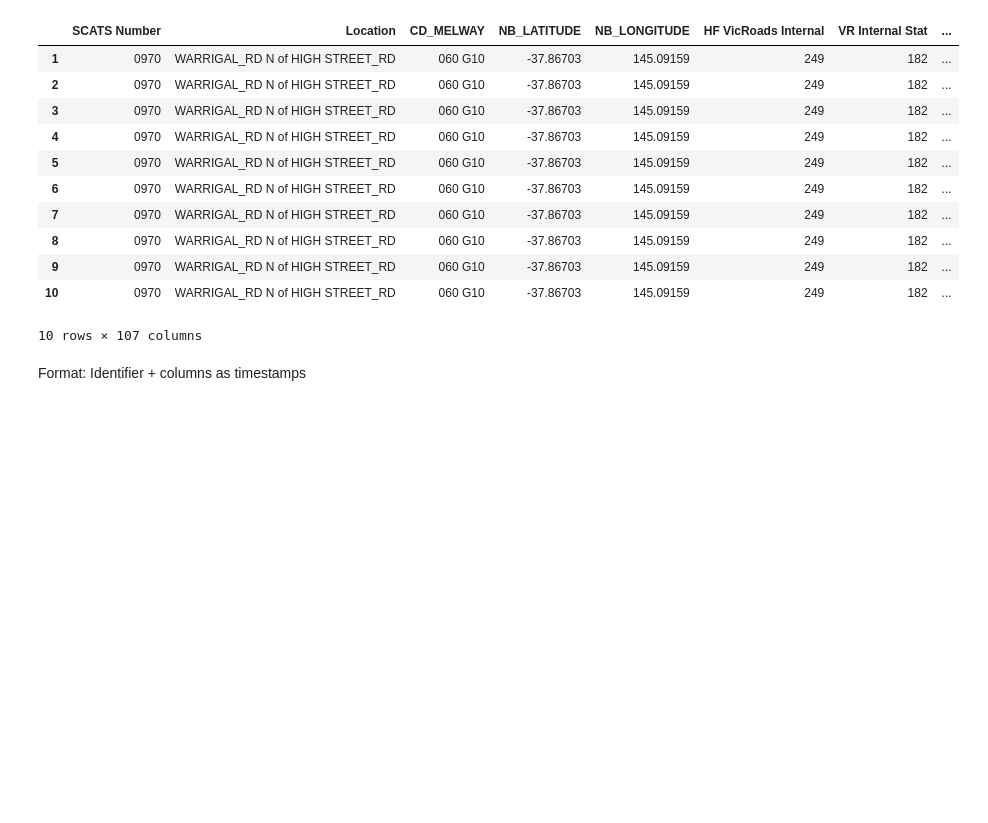
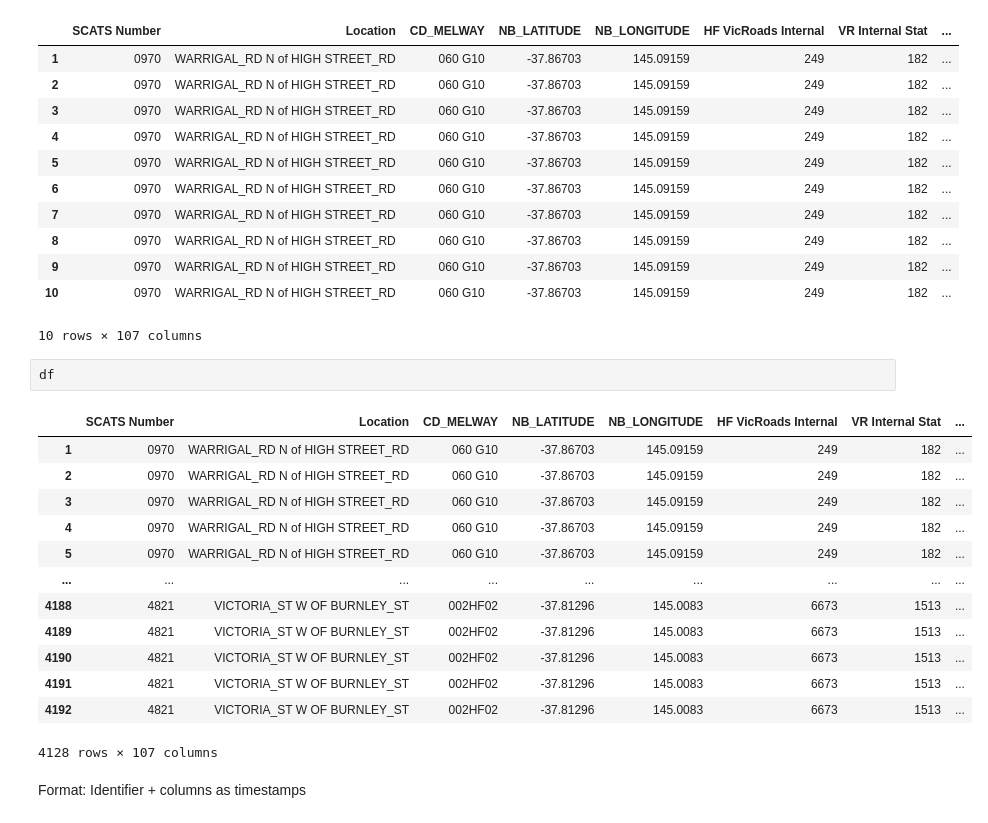
Before and after one commit to ducbadatcs/TrafficFlowPrediction, a Jupyter notebook: analyze_lstm.ipynb, the cells around one changed output. Saved outputs shown, nothing was run; the diff lists cells and outputs as text; blank space fills up the shorter version.

```diff
--- a/analyze_lstm.ipynb
+++ b/analyze_lstm.ipynb
@@ -68,6 +68,22 @@ df.head(10)
 | 9 | 0970 | WARRIGAL_RD N of HIGH STREET_RD | 060 G10 | -37.86703 | 145.09159 | 249 | 182 | ... |
 | 10 | 0970 | WARRIGAL_RD N of HIGH STREET_RD | 060 G10 | -37.86703 | 145.09159 | 249 | 182 | ... |
 10 rows × 107 columns
+# %%
+df
+# %% [output]
+|  | SCATS Number | Location | CD_MELWAY | NB_LATITUDE | NB_LONGITUDE | HF VicRoads Internal | VR Internal Stat | ... |
+| 1 | 0970 | WARRIGAL_RD N of HIGH STREET_RD | 060 G10 | -37.86703 | 145.09159 | 249 | 182 | ... |
+| 2 | 0970 | WARRIGAL_RD N of HIGH STREET_RD | 060 G10 | -37.86703 | 145.09159 | 249 | 182 | ... |
+| 3 | 0970 | WARRIGAL_RD N of HIGH STREET_RD | 060 G10 | -37.86703 | 145.09159 | 249 | 182 | ... |
+| 4 | 0970 | WARRIGAL_RD N of HIGH STREET_RD | 060 G10 | -37.86703 | 145.09159 | 249 | 182 | ... |
+| 5 | 0970 | WARRIGAL_RD N of HIGH STREET_RD | 060 G10 | -37.86703 | 145.09159 | 249 | 182 | ... |
+| ... | ... | ... | ... | ... | ... | ... | ... | ... |
+| 4188 | 4821 | VICTORIA_ST W OF BURNLEY_ST | 002HF02 | -37.81296 | 145.0083 | 6673 | 1513 | ... |
+| 4189 | 4821 | VICTORIA_ST W OF BURNLEY_ST | 002HF02 | -37.81296 | 145.0083 | 6673 | 1513 | ... |
+| 4190 | 4821 | VICTORIA_ST W OF BURNLEY_ST | 002HF02 | -37.81296 | 145.0083 | 6673 | 1513 | ... |
+| 4191 | 4821 | VICTORIA_ST W OF BURNLEY_ST | 002HF02 | -37.81296 | 145.0083 | 6673 | 1513 | ... |
+| 4192 | 4821 | VICTORIA_ST W OF BURNLEY_ST | 002HF02 | -37.81296 | 145.0083 | 6673 | 1513 | ... |
+4128 rows × 107 columns
 # %% [markdown]
 Format: Identifier + columns as timestamps
 # %%
```
Also changed, not shown: parts of 20 cells of this notebook, 5 other files.
